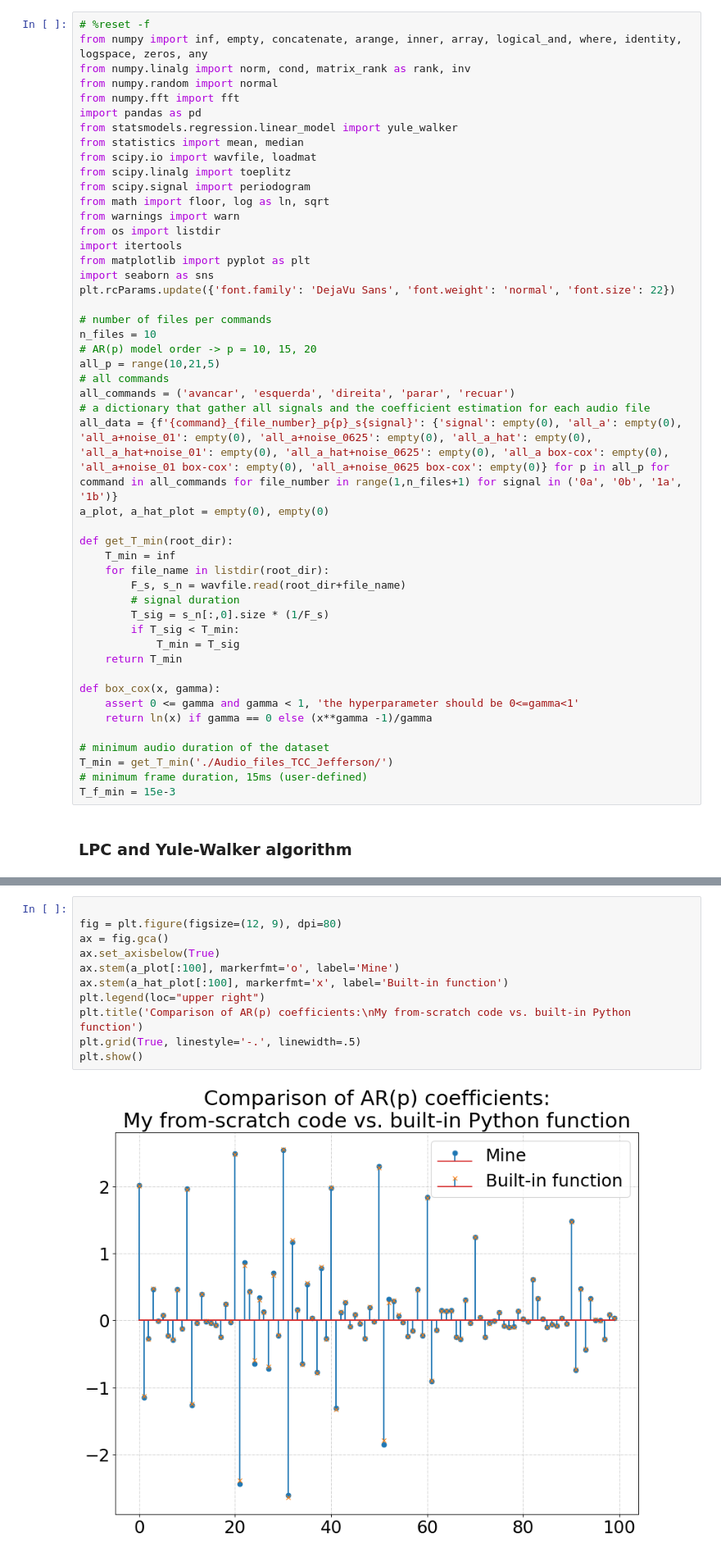
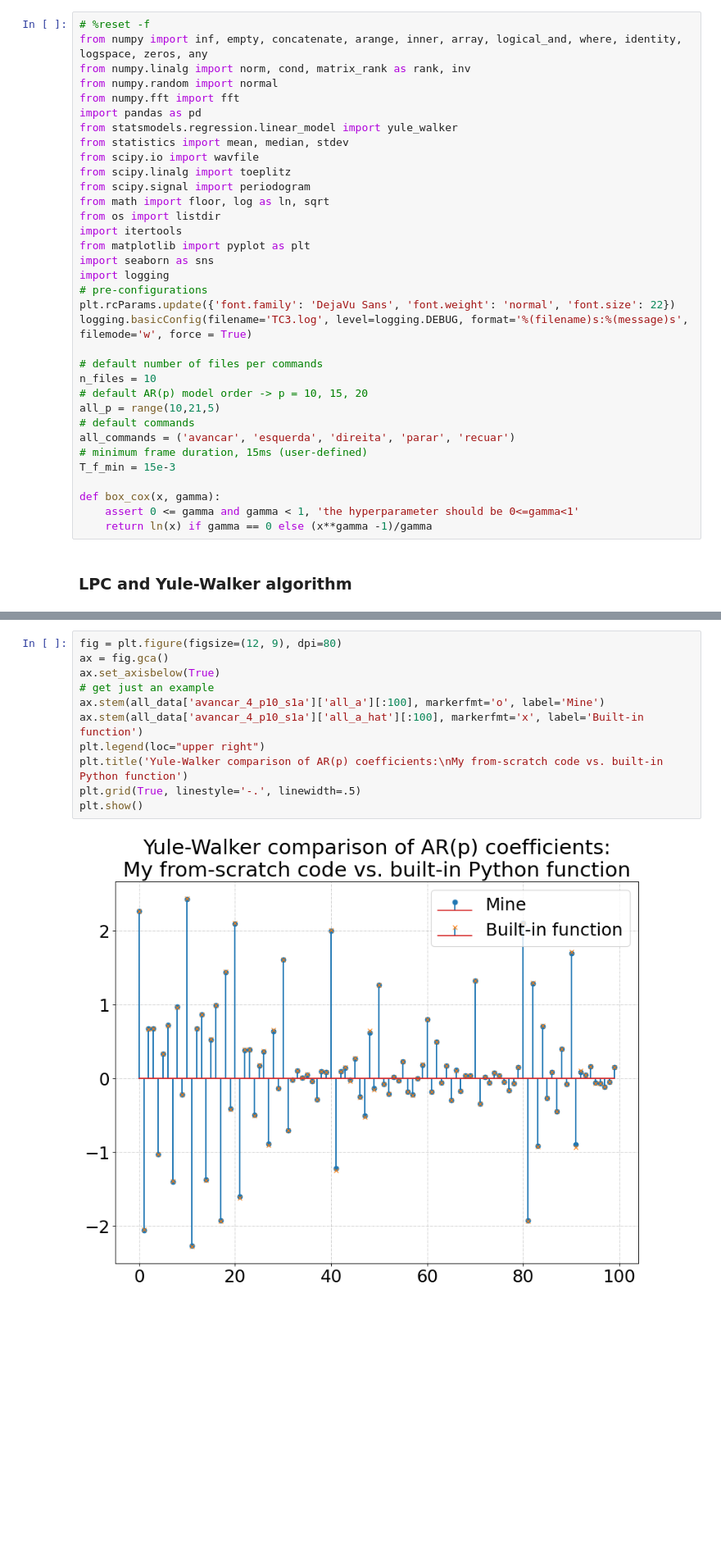
Before and after one commit to tapyu/to-rm-courses, a Jupyter notebook: identificação_de_sistemas/Projeto 1 - Extração de Atributos de Sinais de Voz para Classificação de Padrões/TC1.ipynb, the cells around one changed output, grey strips where cells are left out. Shown at 82% size. Saved outputs shown, nothing was run; the diff lists cells and outputs as text; blank space fills up the shorter version.

```diff
--- a/identificação_de_sistemas/Projeto 1 - Extração de Atributos de Sinais de Voz para Classificação de Padrões/TC1.ipynb
+++ b/identificação_de_sistemas/Projeto 1 - Extração de Atributos de Sinais de Voz para Classificação de Padrões/TC1.ipynb
@@ -40,46 +40,32 @@ from numpy.random import normal
 from numpy.fft import fft
 import pandas as pd
 from statsmodels.regression.linear_model import yule_walker
-from statistics import mean, median
-from scipy.io import wavfile, loadmat
+from statistics import mean, median, stdev
+from scipy.io import wavfile
 from scipy.linalg import toeplitz
 from scipy.signal import periodogram
 from math import floor, log as ln, sqrt
-from warnings import warn
 from os import listdir
 import itertools
 from matplotlib import pyplot as plt
 import seaborn as sns
+import logging
+# pre-configurations
 plt.rcParams.update({'font.family': 'DejaVu Sans', 'font.weight': 'normal', 'font.size': 22})
+logging.basicConfig(filename='TC3.log', level=logging.DEBUG, format='%(filename)s:%(message)s', filemode='w', force = True)
 
-# number of files per commands
+# default number of files per commands
 n_files = 10
-# AR(p) model order -> p = 10, 15, 20
+# default AR(p) model order -> p = 10, 15, 20
 all_p = range(10,21,5)
-# all commands
+# default commands
 all_commands = ('avancar', 'esquerda', 'direita', 'parar', 'recuar')
-# a dictionary that gather all signals and the coefficient estimation for each audio file
-all_data = {f'{command}_{file_number}_p{p}_s{signal}': {'signal': empty(0), 'all_a': empty(0), 'all_a+noise_01': empty(0), 'all_a+noise_0625': empty(0), 'all_a_hat': empty(0), 'all_a_hat+noise_01': empty(0), 'all_a_hat+noise_0625': empty(0), 'all_a box-cox': empty(0), 'all_a+noise_01 box-cox': empty(0), 'all_a+noise_0625 box-cox': empty(0)} for p in all_p for command in all_commands for file_number in range(1,n_files+1) for signal in ('0a', '0b', '1a', '1b')}
-a_plot, a_hat_plot = empty(0), empty(0)
-
-def get_T_min(root_dir):
-    T_min = inf
-    for file_name in listdir(root_dir):
-        F_s, s_n = wavfile.read(root_dir+file_name)
-        # signal duration
-        T_sig = s_n[:,0].size * (1/F_s)
-        if T_sig < T_min:
-            T_min = T_sig
-    return T_min
+# minimum frame duration, 15ms (user-defined)
+T_f_min = 15e-3
 
 def box_cox(x, gamma):
     assert 0 <= gamma and gamma < 1, 'the hyperparameter should be 0<=gamma<1'
     return ln(x) if gamma == 0 else (x**gamma -1)/gamma
-
-# minimum audio duration of the dataset
-T_min = get_T_min('./Audio_files_TCC_Jefferson/')
-# minimum frame duration, 15ms (user-defined)
-T_f_min = 15e-3
 # %% [markdown]
 ### LPC and Yule-Walker algorithm
 # %%
@@ -155,16 +161,16 @@ for p in all_p:
 # %%
-
 fig = plt.figure(figsize=(12, 9), dpi=80)
 ax = fig.gca()
 ax.set_axisbelow(True)
-ax.stem(a_plot[:100], markerfmt='o', label='Mine')
-ax.stem(a_hat_plot[:100], markerfmt='x', label='Built-in function')
+# get just an example
+ax.stem(all_data['avancar_4_p10_s1a']['all_a'][:100], markerfmt='o', label='Mine')
+ax.stem(all_data['avancar_4_p10_s1a']['all_a_hat'][:100], markerfmt='x', label='Built-in function')
 plt.legend(loc="upper right")
-plt.title('Comparison of AR(p) coefficients:\nMy from-scratch code vs. built-in Python function')
+plt.title('Yule-Walker comparison of AR(p) coefficients:\nMy from-scratch code vs. built-in Python function')
 plt.grid(True, linestyle='-.', linewidth=.5)
 plt.show()
 # %% [output]
-[figure, old version]
+[figure, new version]
 # %% [markdown]
 ### Determine each voice signal using the PSD segmentation method estimated by the periodogram
 # %%
```
Also changed, not shown: parts of 26 cells of this notebook, 51 other files.
